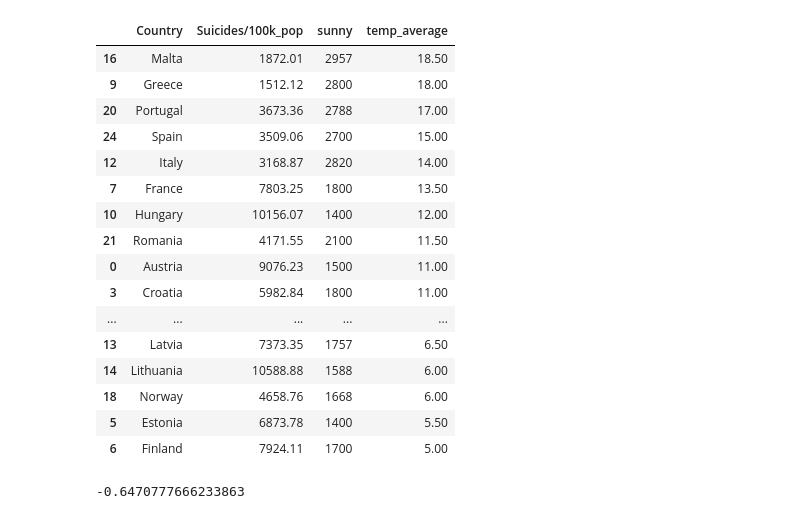
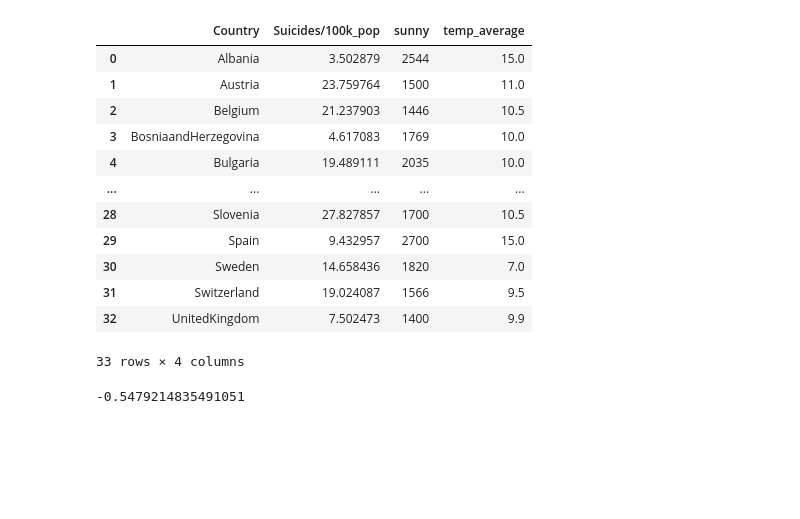
Before and after one commit to AdrianCarcelen/suicide_analysis, a Jupyter notebook: 14_08-sandra.ipynb, the cells around one changed output. Cells and saved outputs as stored; diff of their text form; code cells hidden in the pictures; blank space fills up the shorter version.

```diff
--- a/14_08-sandra.ipynb
+++ b/14_08-sandra.ipynb
@@ -375,26 +366,23 @@ df_temp
-# %%
-merged_df = df_weather.merge(df_temp, on="Country")
-merged_df["Suicides/100k_pop"].corr(merged_df["temp_average"])
-merged_df.sort_values(by="temp_average",ascending=False)
-# %% [output]
-|  | Country | Suicides/100k_pop | sunny | temp_average |
-| 16 | Malta | 1872.01 | 2957 | 18.50 |
-| 9 | Greece | 1512.12 | 2800 | 18.00 |
-| 20 | Portugal | 3673.36 | 2788 | 17.00 |
-| 24 | Spain | 3509.06 | 2700 | 15.00 |
-| 12 | Italy | 3168.87 | 2820 | 14.00 |
-| 7 | France | 7803.25 | 1800 | 13.50 |
-| 10 | Hungary | 10156.07 | 1400 | 12.00 |
-| 21 | Romania | 4171.55 | 2100 | 11.50 |
-| 0 | Austria | 9076.23 | 1500 | 11.00 |
-| 3 | Croatia | 5982.84 | 1800 | 11.00 |
-| ... | ... | ... | ... | ... |
-| 13 | Latvia | 7373.35 | 1757 | 6.50 |
-| 14 | Lithuania | 10588.88 | 1588 | 6.00 |
-| 18 | Norway | 4658.76 | 1668 | 6.00 |
-| 5 | Estonia | 6873.78 | 1400 | 5.50 |
-| 6 | Finland | 7924.11 | 1700 | 5.00 |
-# %%
-merged_df["Suicides/100k_pop"].corr(merged_df["sunny"])
-# %% [output]
--0.6470777666233863
+# %%
+#we put the two dataframes together(temerature and sunny hours)
+merged_df = df_weather.merge(df_temp, on="Country")
+merged_df
+# %% [output]
+|  | Country | Suicides/100k_pop | sunny | temp_average |
+| 0 | Albania | 3.502879 | 2544 | 15.0 |
+| 1 | Austria | 23.759764 | 1500 | 11.0 |
+| 2 | Belgium | 21.237903 | 1446 | 10.5 |
+| 3 | BosniaandHerzegovina | 4.617083 | 1769 | 10.0 |
+| 4 | Bulgaria | 19.489111 | 2035 | 10.0 |
+| ... | ... | ... | ... | ... |
+| 28 | Slovenia | 27.827857 | 1700 | 10.5 |
+| 29 | Spain | 9.432957 | 2700 | 15.0 |
+| 30 | Sweden | 14.658436 | 1820 | 7.0 |
+| 31 | Switzerland | 19.024087 | 1566 | 9.5 |
+| 32 | UnitedKingdom | 7.502473 | 1400 | 9.9 |
+33 rows × 4 columns
+# %%
+#there is a correlation, but it´s not as strong as we thought it will be
+merged_df["Suicides/100k_pop"].corr(merged_df["temp_average"])
+# %% [output]
+-0.5479214835491051
```
Also changed, not shown: parts of 42 cells of this notebook.
